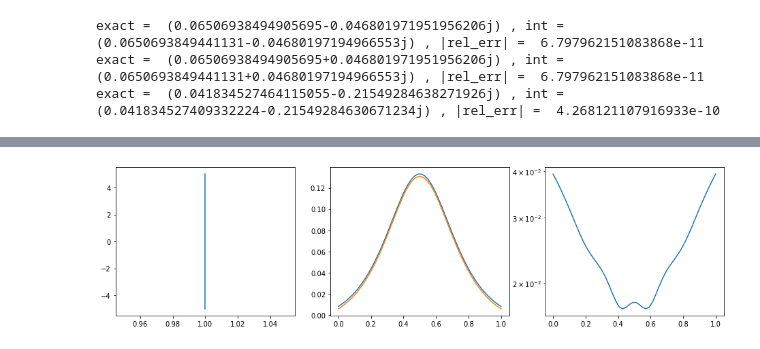
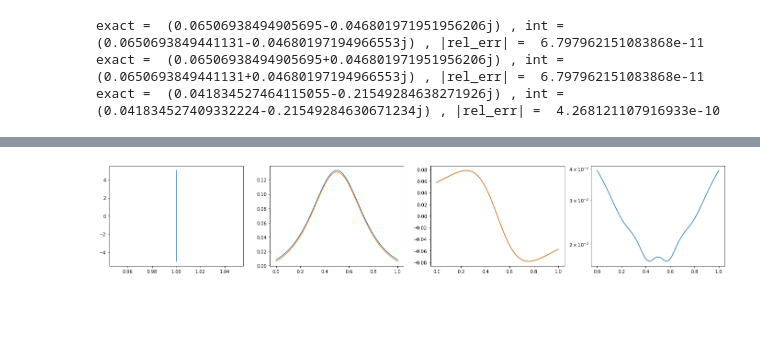
Before and after one commit to NNPDF/eko, a Jupyter notebook: jupyter/interpolation.ipynb, the cells around one changed output, grey strips where cells are left out. Saved outputs shown, nothing was run; the diff lists cells and outputs as text; code cells hidden in the pictures; blank space fills up the shorter version.

```diff
--- a/jupyter/interpolation.ipynb
+++ b/jupyter/interpolation.ipynb
@@ -119,26 +123,33 @@ exact =  (0.16923076923076927-0.04615384615384624j) , int =  (0.1692307692408664
 exact =  (0.16923076923076927+0.04615384615384624j) , int =  (0.16923076924086644+0.04615384615517567j) , |rel_err| =  5.8059532806480326e-11
 exact =  (0.4-0.3000000000000011j) , int =  (0.4000000000000002-0.30000000000000127j) , |rel_err| =  4.710277376051318e-16
 # %%
-def test_iterpolation_N(fx,fN,pN,g,path):
+def test_iterpolation_N(fx,fN,pN,g,path,ts = np.linspace(0,1)):
     """plots interpolation to real thing in x"""
     fxs = [fx(x) for x in g]
     fNp = lambda N,g=g,fxs=fxs: np.sum([fxs[j]*pN(N,g,j) for j in range(len(g))])
-    ts = np.linspace(0,1)
-    plt.figure(1,(16,4))
-    plt.subplot(131)
+    plt.figure(1,(24,4))
+    plt.subplot(141)
     ys = [path(t) for t in ts]
     plt.plot(np.real(ys),np.imag(ys))
+    plt.subplot(142)
     ys = [fN(path(t)) for t in ts]
-    plt.subplot(132)
-    plt.plot(ts,ys)
     yps = [fNp(path(t)) for t in ts]
-    plt.plot(ts,yps)
-    plt.subplot(133)
+    plt.plot(ts,np.real(ys))
+    plt.plot(ts,np.real(yps))
+    plt.subplot(143)
+    plt.plot(ts,np.imag(ys))
+    plt.plot(ts,np.imag(yps))
+    plt.subplot(144)
     plt.semilogy(ts,[np.abs((ys[j] - yps[j])/ys[j]) for j in range(len(xs))])
     plt.show()
 
 toy_alpha = 2.3
 toy_beta = .5
-test_iterpolation_N(get_toy_pdf_x(toy_alpha,toy_beta),get_toy_pdf_N(toy_alpha,toy_beta),get_Lagrange_iterpolators_N,np.linspace(0,1,num=10),lambda t : np.complex(1,5*(2*t-1)))
+test_iterpolation_N(get_toy_pdf_x(toy_alpha,toy_beta),
+                    get_toy_pdf_N(toy_alpha,toy_beta),
+                    get_Lagrange_iterpolators_N,
+                    np.linspace(0,1,num=10),
+                    lambda t : np.complex(1,5*(2*t-1))
+                    )
 # %% [output]
-[figure, old version]
+[figure, new version]
```
Also changed, not shown: parts of 8 cells of this notebook.
